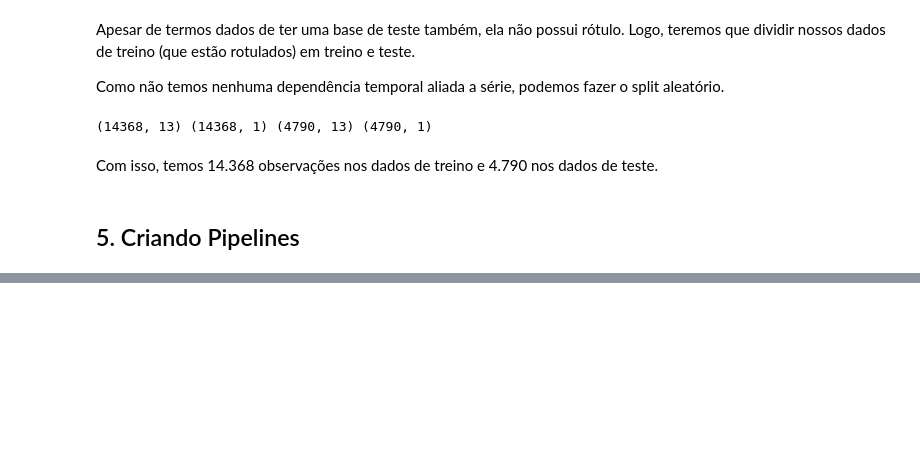
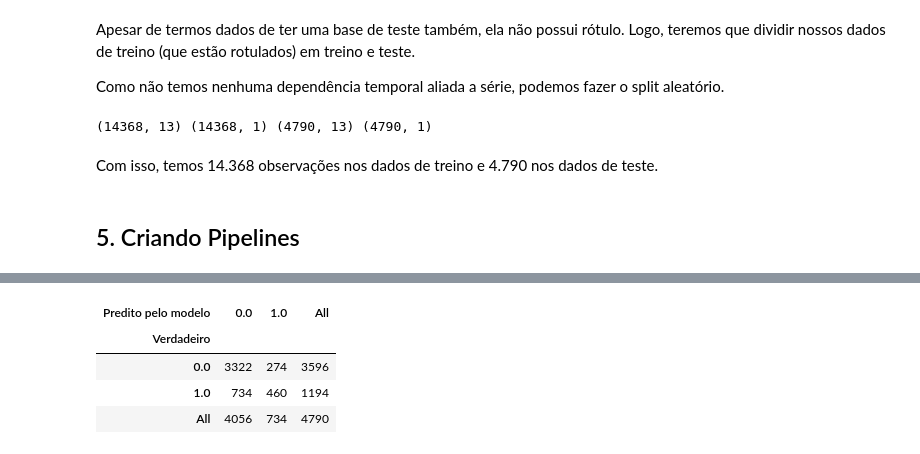
Before and after one commit to barbosarafael/sklearn_pipelines_examples, a Jupyter notebook: notebook/1.0.not_apply_sk_pipeline.ipynb, the cells around one changed output, grey strips where cells are left out. Saved outputs shown, nothing was run; the diff lists cells and outputs as text; code cells hidden in the pictures; blank space fills up the shorter version.

```diff
--- a/notebook/1.0.not_apply_sk_pipeline.ipynb
+++ b/notebook/1.0.not_apply_sk_pipeline.ipynb
@@ -212,0 +377,8 @@ Apesar de todas essas `warnings`, ele quis dizer que não encontrou uma observa
+# %%
+pd.crosstab(y_test.values.ravel(), y_pred, rownames = ["Verdadeiro"], colnames = ["Predito pelo modelo"], margins = True)
+# %% [output]
+| Predito pelo modelo | 0.0 | 1.0 | All |
+| Verdadeiro |  |  |  |
+| 0.0 | 3322 | 274 | 3596 |
+| 1.0 | 734 | 460 | 1194 |
+| All | 4056 | 734 | 4790 |
```
Also changed, not shown: parts of 37 cells of this notebook.
